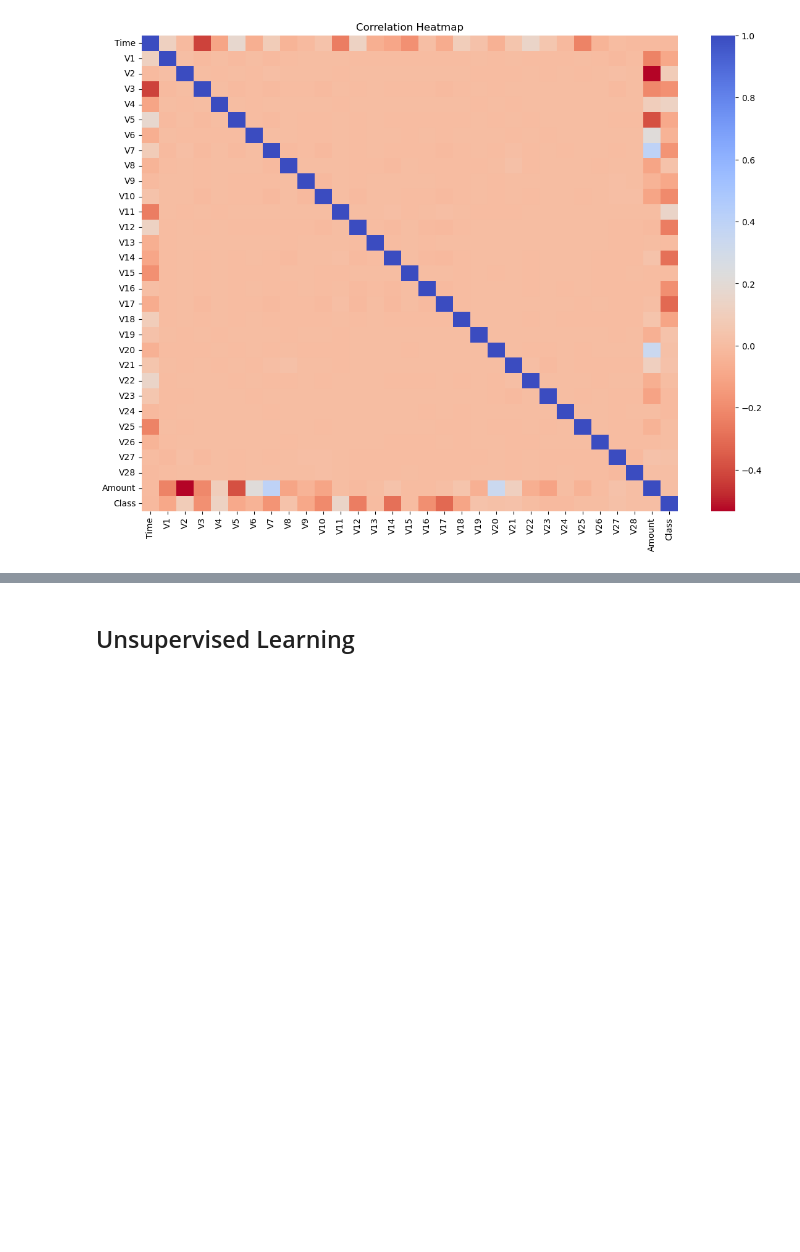
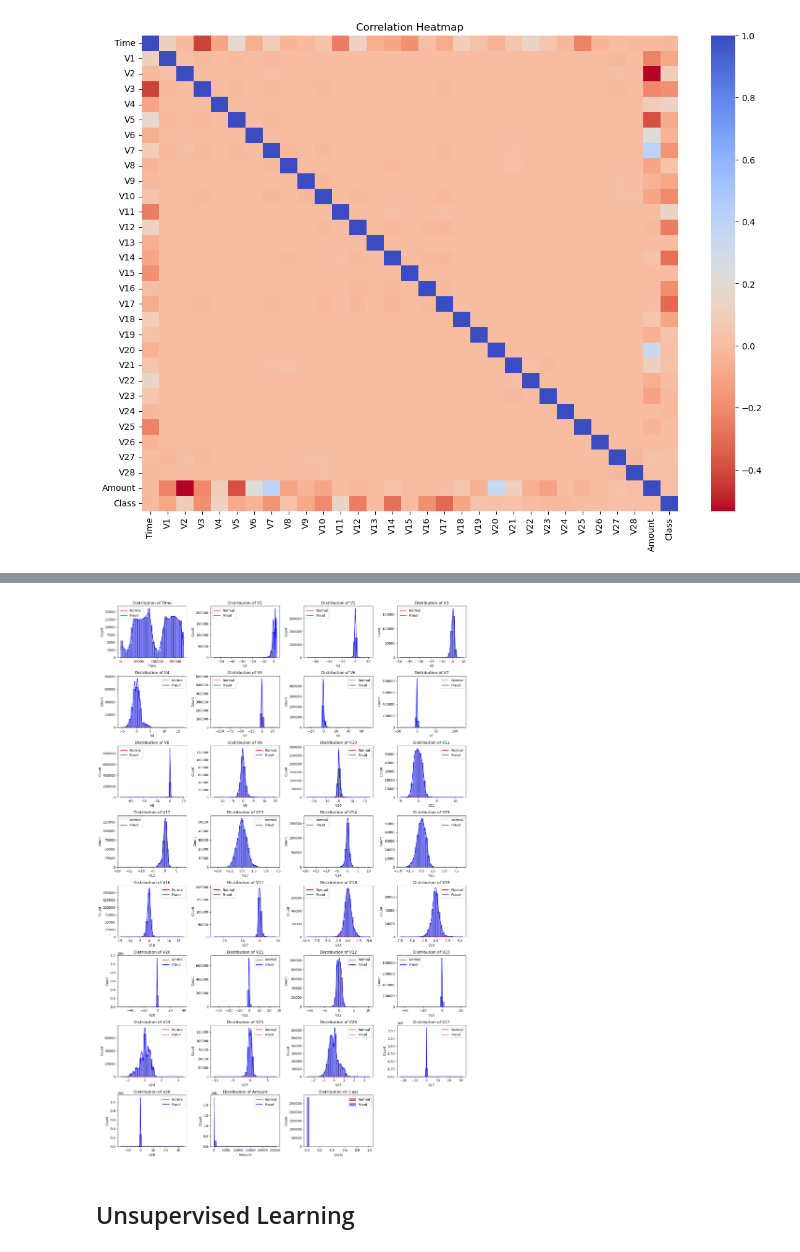
Before and after one commit to luckydoglou/ml-projects, a Jupyter notebook: anomaly-detection/v0/anomaly-detection-v0.ipynb, the cells around one changed output, grey strips where cells are left out. Saved outputs shown, nothing was run; the diff lists cells and outputs as text; code cells hidden in the pictures; blank space fills up the shorter version.

```diff
--- a/anomaly-detection/v0/anomaly-detection-v0.ipynb
+++ b/anomaly-detection/v0/anomaly-detection-v0.ipynb
@@ -268,3 +325,18 @@ plt.show()
+# %%
+# Plot feature distribution
+corr = df.corr()
+fig = plt.figure(figsize=(16, 24))
+for i, feature in enumerate(corr):
+    plt.subplot(8, 4, i+1)
+    sns.histplot(data=df, x=feature, hue='Class', bins=30, kde=True, palette=['blue', 'red'])
+    plt.title(f'Distribution of {feature}')
+    plt.xlabel(feature)
+    plt.ylabel('Count')
+    plt.legend(['Normal', 'Fraud'])
+plt.tight_layout()
+plt.show()
+# %% [output]
+[figure, added]
 # %% [markdown]
 <a name='Unsupervised-Learning'></a>
 ## Unsupervised Learning
```
Also changed, not shown: parts of 3 cells of this notebook.
